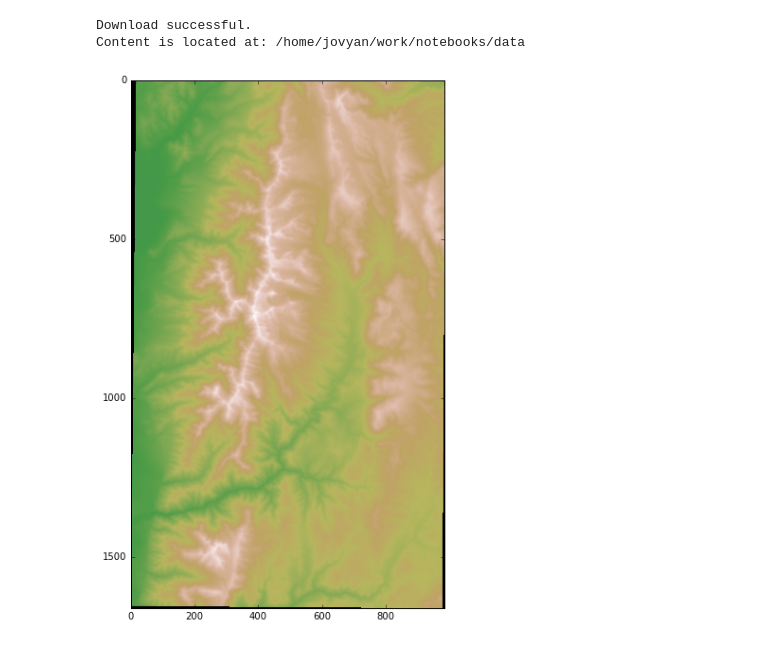
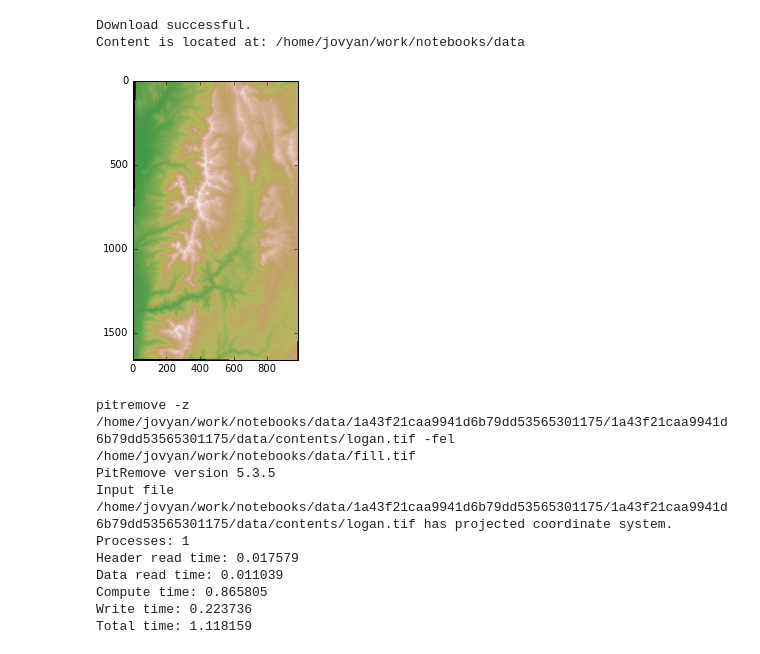
Before and after one commit to hydroshare/hydroshare-jupyterhub, a Jupyter notebook: notebooks/examples/taudem.ipynb, the cells around one changed output. Drawn from its saved outputs; the diff is of its cells as text; code cells hidden in the pictures.

Commit message:
added functions to taudem notebook: fill, fdr, aread8

```diff
--- a/notebooks/examples/taudem.ipynb
+++ b/notebooks/examples/taudem.ipynb
@@ -9,0 +12,18 @@ from osgeo import osr, gdal
+# %%
+def plot_tiff(tiff, size=(5,5), aspect=1):
+    # change the aspect ration to stretch or compress the image
+
+    # read the tiff using the gdal library
+    ds = gdal.Open(tiff)
+    band = ds.GetRasterBand(1)
+    data = band.ReadAsArray()
+
+    # set all negative values (i.e. nodata) to zero so that the map is displayed properly
+    data[data<0] = 0
+
+    # create figure to hold plot (figsize=(width, height))
+    plt.figure(figsize=size)
+
+    # plot the DEM and display the results
+    plt.imshow(data, cmap='gist_earth', aspect=aspect)
+    plt.show()
@@ -33,10 +59,24 @@ elevation[elevation<0] = 0
-# %%
-# create figure to hold plot (figsize=(width, height))
-plt.figure(figsize=(10,10))
-aspect = 1 # change the aspect ration to stretch or compress the image
-
-# plot the DEM and display the results
-plt.imshow(elevation, cmap='gist_earth', aspect=aspect)
-plt.show()
-# %% [output]
-[figure, removed]
+# %%
+# display the raw dem
+raw_dem_path = content['logan.tif']
+plot_tiff(raw_dem_path)
+# %% [output]
+[figure, added]
+# %%
+# Fill the DEM Pits
+
+# set the output path for the pitremove operation
+fill = os.path.join(data_directory, 'fill.tif')
+cmd = 'pitremove -z %s -fel %s' % (raw_dem_path, fill)
+print(cmd)
+run(cmd)
+# %% [output]
+pitremove -z /home/jovyan/work/notebooks/data/1a43f21caa9941d6b79dd53565301175/1a43f21caa9941d6b79dd53565301175/data/contents/logan.tif -fel /home/jovyan/work/notebooks/data/fill.tif
+PitRemove version 5.3.5
+Input file /home/jovyan/work/notebooks/data/1a43f21caa9941d6b79dd53565301175/1a43f21caa9941d6b79dd53565301175/data/contents/logan.tif has projected coordinate system.
+Processes: 1
+Header read time: 0.017579
+Data read time: 0.011039
+Compute time: 0.865805
+Write time: 0.223736
+Total time: 1.118159
```
Also changed, not shown: parts of 8 cells of this notebook, 1 other file.
